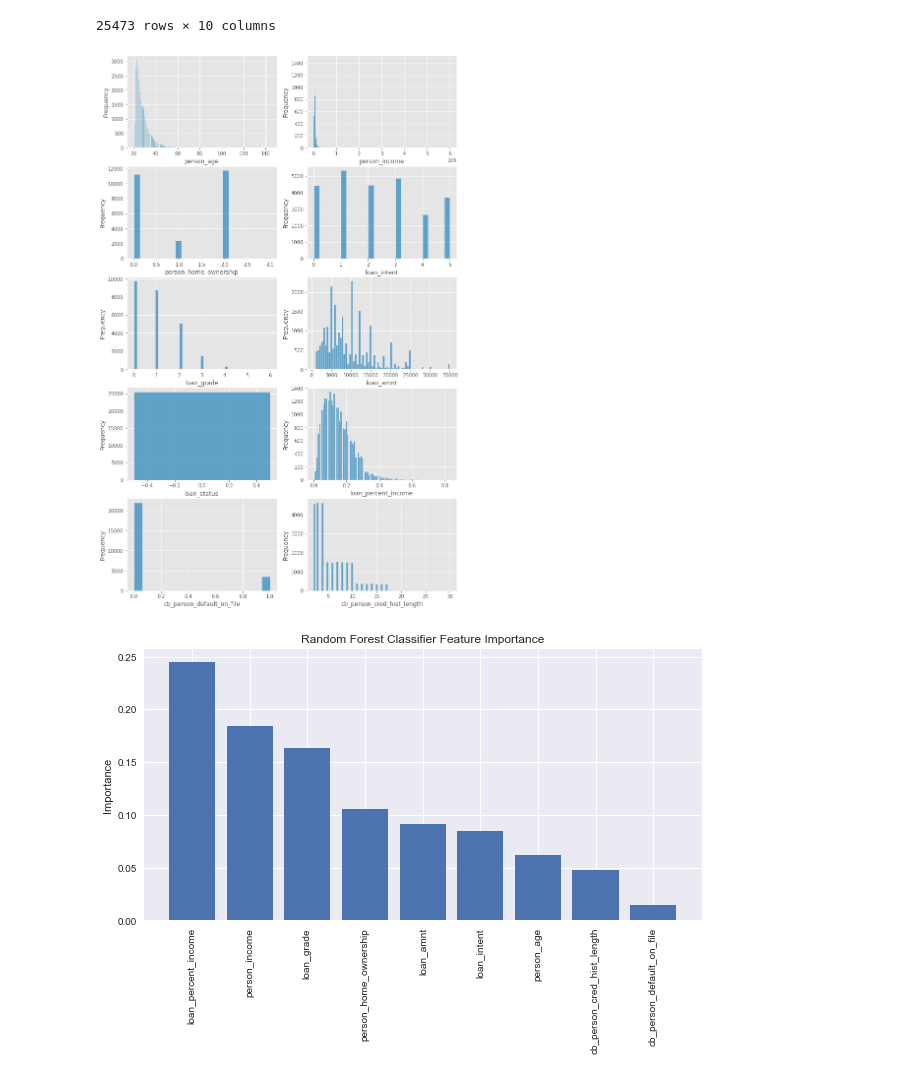
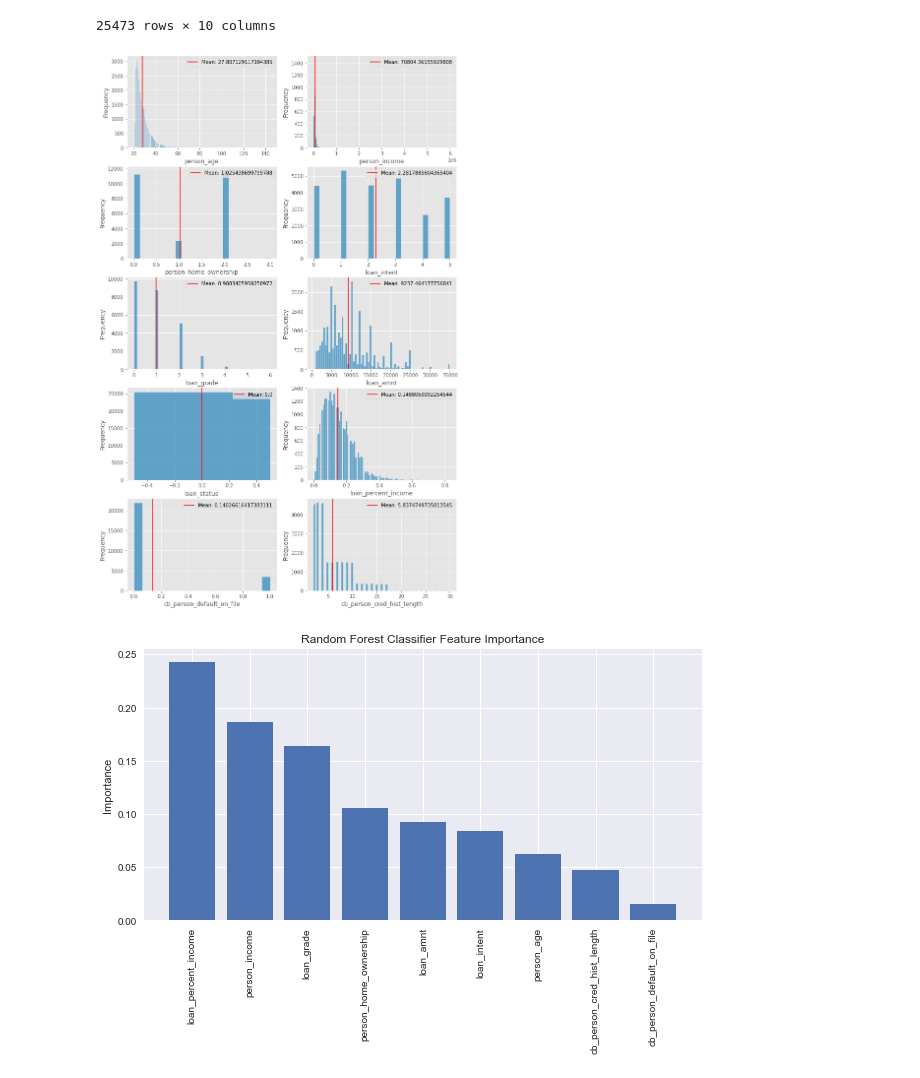
Before and after one commit to AColocho/Bank_Credit_Risk, a Jupyter notebook: analysis.ipynb, the cells around one changed output. Drawn from its saved outputs; the diff is of its cells as text; code cells hidden in the pictures.

Commit message:
additional visualizations

```diff
--- a/analysis.ipynb
+++ b/analysis.ipynb
@@ -114,7 +115,8 @@ with plt.style.context('ggplot'):
     for col in ax:
         for row in col:
             sns.histplot(data[columns[i]],ax=row)
-            #row.title.set_text(columns[i])
+            row.axvline(np.mean(data[columns[i]]), color='red',label="Mean: {}".format(np.mean(data[columns[i]])))
+            row.legend()
             row.set_ylabel('Frequency')
             i +=1
 # %% [output]
@@ -144,6 +146,8 @@ with plt.style.context('ggplot'):
     for col in ax:
         for row in col:
             sns.histplot(default_loans[columns[i]],ax=row)
+            row.axvline(np.mean(default_loans[columns[i]]), color='red',label="Mean: {}".format(np.mean(default_loans[columns[i]])))
+            row.legend()
             row.set_ylabel('Frequency')
             i +=1
 # %% [output]
@@ -168,15 +172,17 @@ non_default_loans
 # %%
 with plt.style.context('ggplot'):
     fig, ax = plt.subplots(nrows=5, ncols=2, figsize=(12,20))
     columns = non_default_loans.columns
     i = 0
     for col in ax:
         for row in col:
             sns.histplot(non_default_loans[columns[i]],ax=row)
+            row.axvline(np.mean(non_default_loans[columns[i]]), color='red',label="Mean: {}".format(np.mean(non_default_loans[columns[i]])))
+            row.legend()
             row.set_ylabel('Frequency')
             i +=1
 # %% [output]
-[figure, old version]
+[figure, new version]
 # %%
 from sklearn.model_selection import train_test_split
 from sklearn.ensemble import RandomForestClassifier
@@ -201,7 +207,7 @@ with plt.style.context('seaborn'):
     plt.title('Random Forest Classifier Feature Importance')
     plt.show()
 # %% [output]
-[figure, old version]
+[figure, new version]
 # %%
 predictions = model.predict(X_test)
 # %%
```
Also changed, not shown: parts of 4 cells of this notebook, 5 other files.
